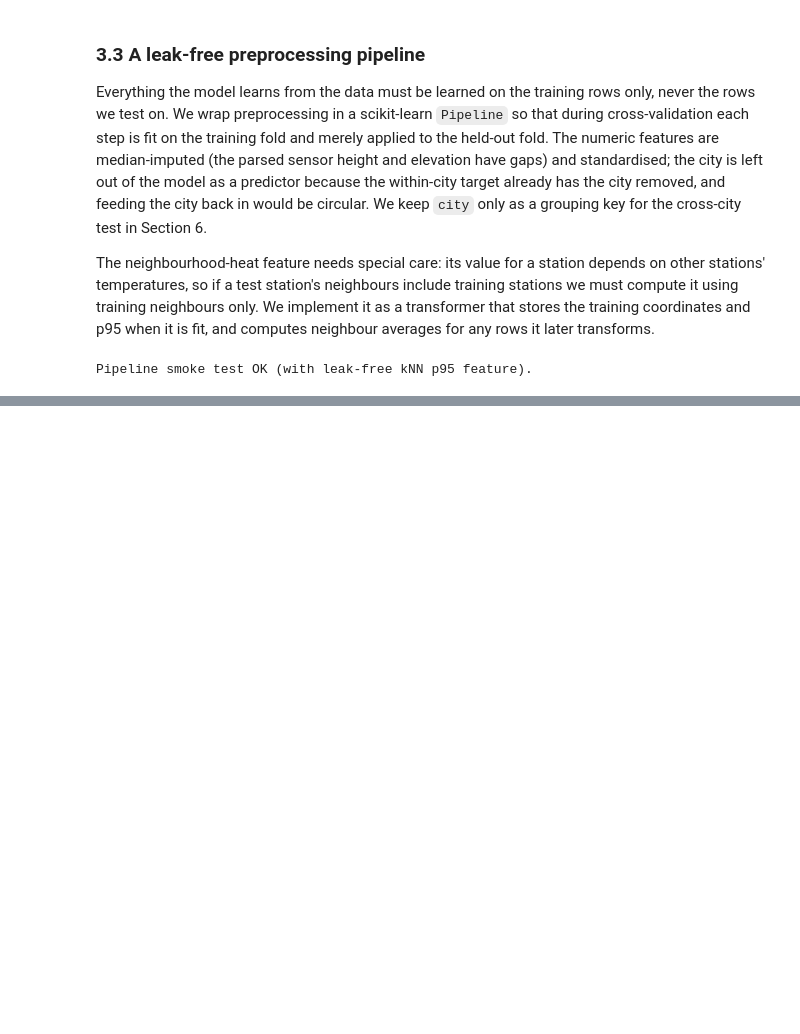
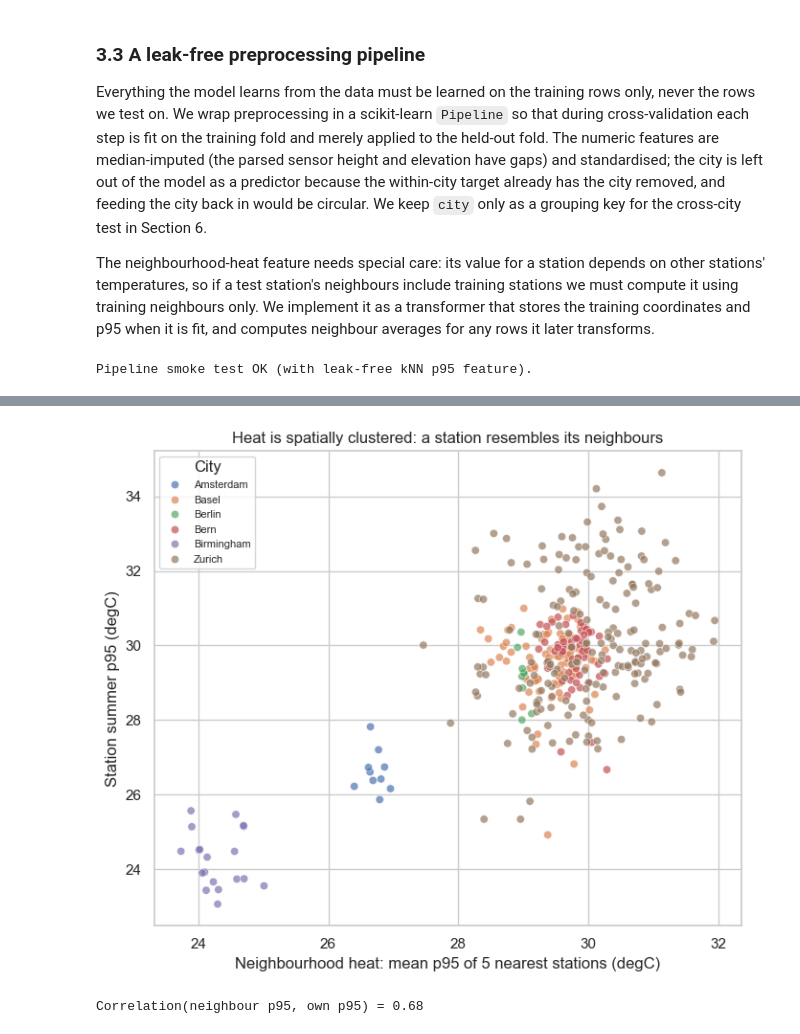
Before and after one commit to stha-kriti/Heat-Risk-Screening, a Jupyter notebook: deliverable_3/d3.ipynb, the cells around one changed output, grey strips where cells are left out. Cells and saved outputs as stored; diff of their text form; code cells hidden in the pictures; blank space fills up the shorter version.

```diff
--- a/deliverable_3/d3.ipynb
+++ b/deliverable_3/d3.ipynb
@@ -432,0 +489,13 @@ Pipeline smoke test OK (with leak-free kNN p95 feature).
+# %%
+fig, ax = plt.subplots(figsize=(7, 6))
+sns.scatterplot(data=df, x='knn_p95_k5', y='p95', hue='city', ax=ax, alpha=0.7)
+ax.set_xlabel('Neighbourhood heat: mean p95 of 5 nearest stations (degC)')
+ax.set_ylabel('Station summer p95 (degC)')
+ax.set_title('Heat is spatially clustered: a station resembles its neighbours')
+ax.legend(title='City', fontsize=8, loc='best')
+plt.tight_layout(); plt.show()
+corr = df['knn_p95_k5'].corr(df['p95'])
+print(f'Correlation(neighbour p95, own p95) = {corr:.2f}')
+# %% [output]
+[figure, added]
+Correlation(neighbour p95, own p95) = 0.68
```
Also changed, not shown: parts of 6 cells of this notebook, 1 other file.
